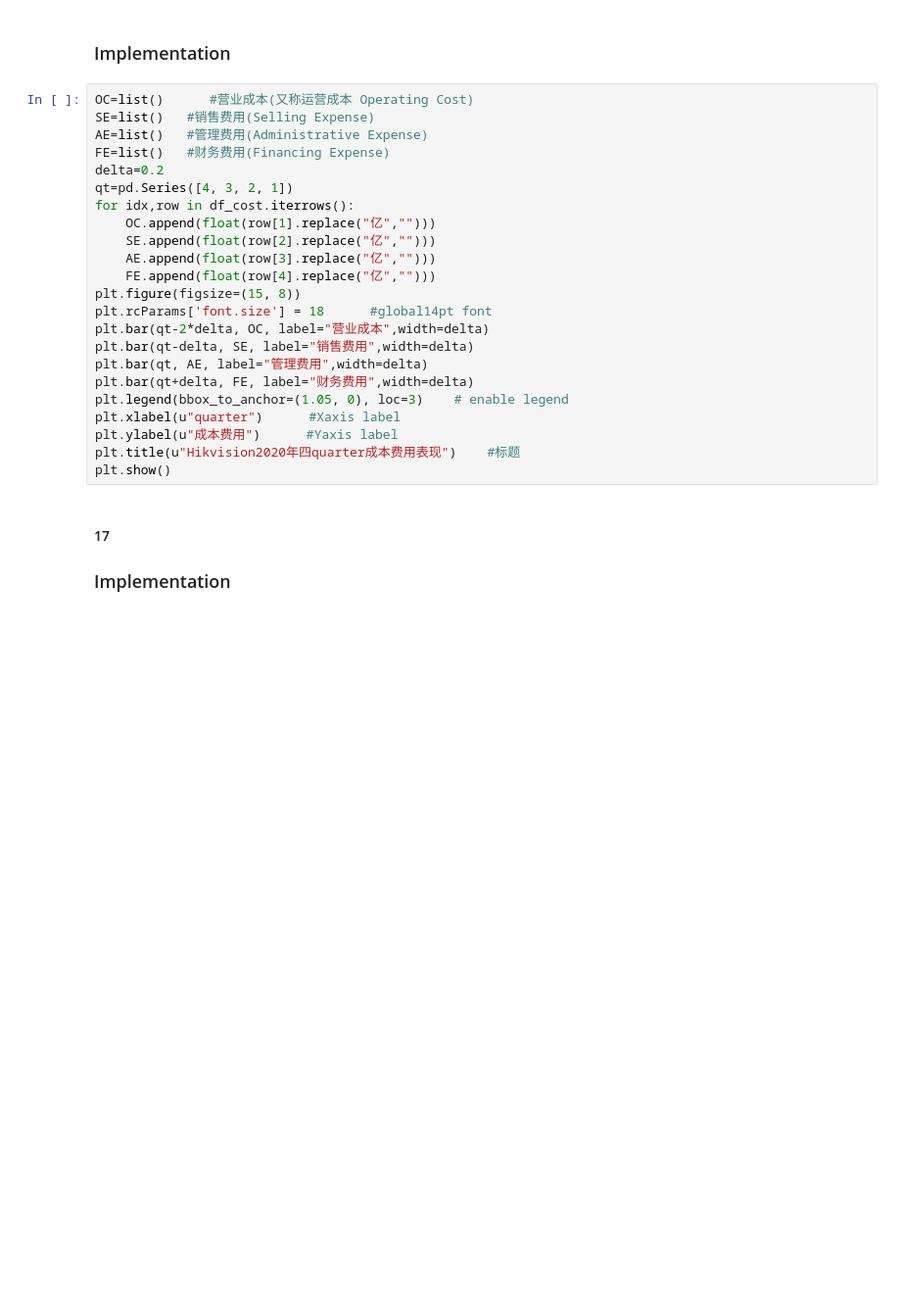
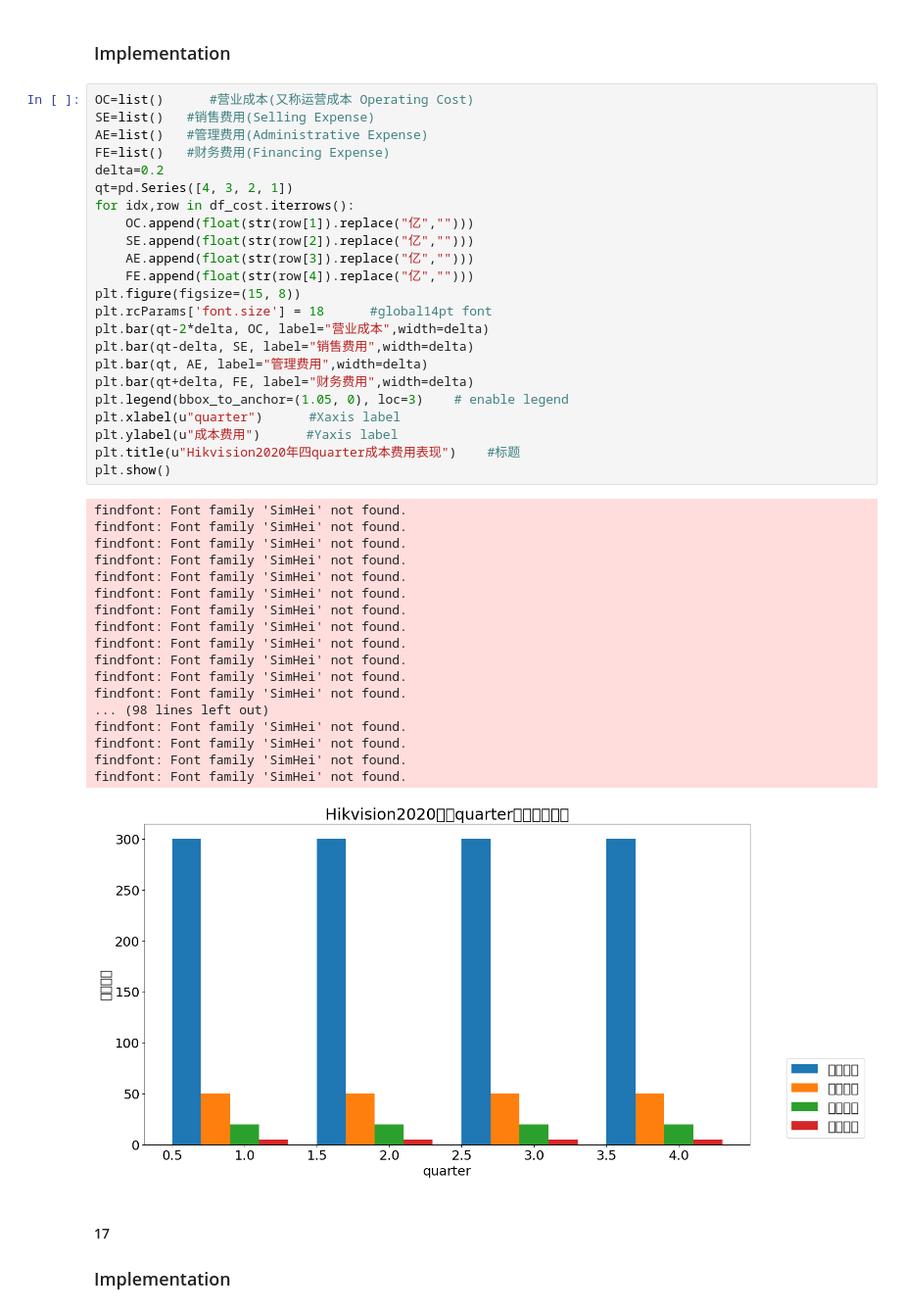
Before and after one commit to T-T-Best/Industry-data-visualization, a Jupyter notebook: industry_data_visualization.ipynb, the cells around one changed output. Shown at 98% size. Drawn from its saved outputs; the diff is of its cells as text; blank space fills up the shorter version.

```diff
--- a/industry_data_visualization.ipynb
+++ b/industry_data_visualization.ipynb
@@ -526,26 +860,45 @@ df_cost
 # %%
 OC=list()      #营业成本(又称运营成本 Operating Cost)
 SE=list()   #销售费用(Selling Expense)
 AE=list()   #管理费用(Administrative Expense)
 FE=list()   #财务费用(Financing Expense)
 delta=0.2
 qt=pd.Series([4, 3, 2, 1])
 for idx,row in df_cost.iterrows():
-    OC.append(float(row[1].replace("亿","")))
-    SE.append(float(row[2].replace("亿","")))
-    AE.append(float(row[3].replace("亿","")))
-    FE.append(float(row[4].replace("亿","")))
+    OC.append(float(str(row[1]).replace("亿","")))
+    SE.append(float(str(row[2]).replace("亿","")))
+    AE.append(float(str(row[3]).replace("亿","")))
+    FE.append(float(str(row[4]).replace("亿","")))
 plt.figure(figsize=(15, 8))
 plt.rcParams['font.size'] = 18      #global14pt font
 plt.bar(qt-2*delta, OC, label="营业成本",width=delta)
 plt.bar(qt-delta, SE, label="销售费用",width=delta)
 plt.bar(qt, AE, label="管理费用",width=delta)
 plt.bar(qt+delta, FE, label="财务费用",width=delta)
 plt.legend(bbox_to_anchor=(1.05, 0), loc=3)    # enable legend
 plt.xlabel(u"quarter")      #Xaxis label
 plt.ylabel(u"成本费用")      #Yaxis label
 plt.title(u"Hikvision2020年四quarter成本费用表现")    #标题
 plt.show()
+# %% [output]
+findfont: Font family 'SimHei' not found.
+findfont: Font family 'SimHei' not found.
+findfont: Font family 'SimHei' not found.
+findfont: Font family 'SimHei' not found.
+findfont: Font family 'SimHei' not found.
+findfont: Font family 'SimHei' not found.
+findfont: Font family 'SimHei' not found.
+findfont: Font family 'SimHei' not found.
+findfont: Font family 'SimHei' not found.
+findfont: Font family 'SimHei' not found.
+findfont: Font family 'SimHei' not found.
+findfont: Font family 'SimHei' not found.
+... (98 lines left out)
+findfont: Font family 'SimHei' not found.
+findfont: Font family 'SimHei' not found.
+findfont: Font family 'SimHei' not found.
+findfont: Font family 'SimHei' not found.
+[figure, added]
 # %% [markdown]
 #### 17
 ### Implementation
```
Also changed, not shown: parts of 30 cells of this notebook.
